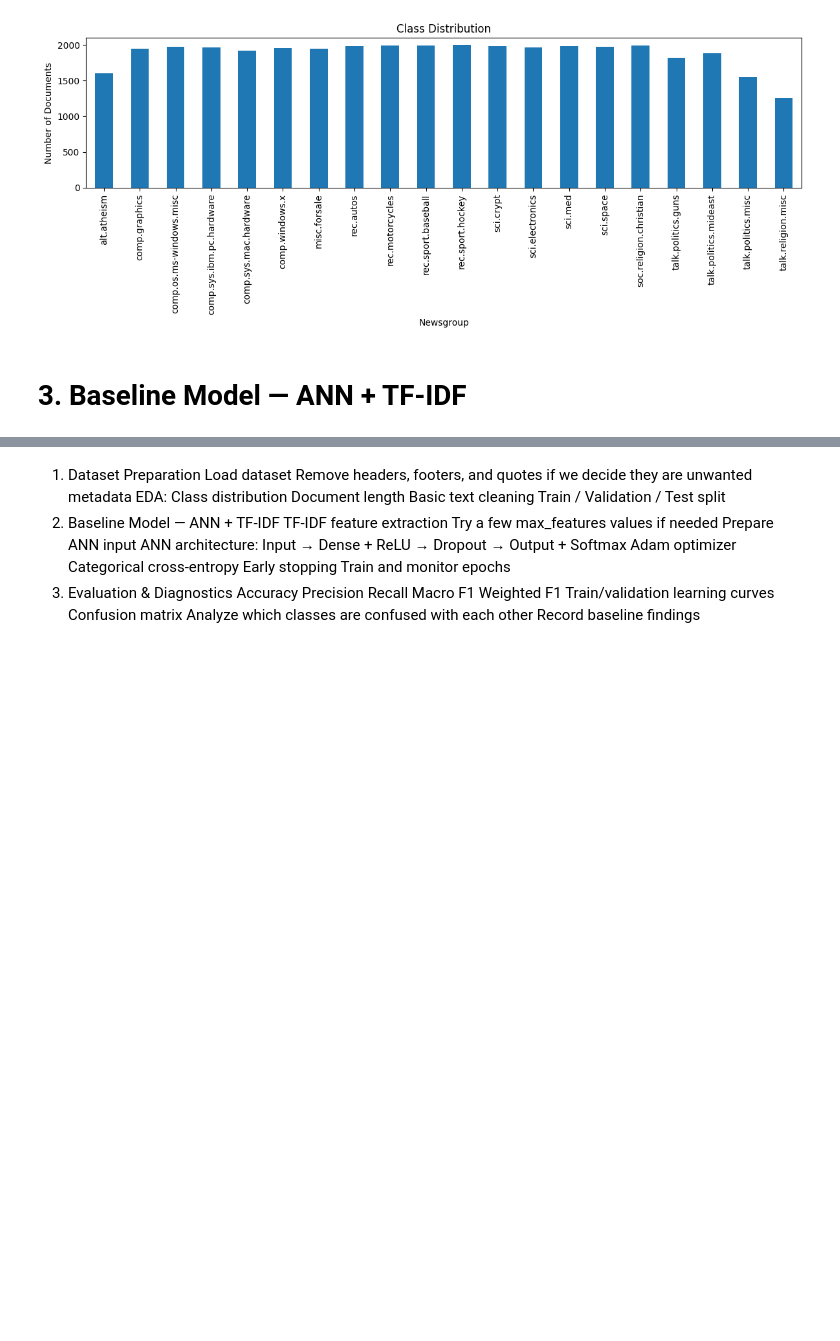
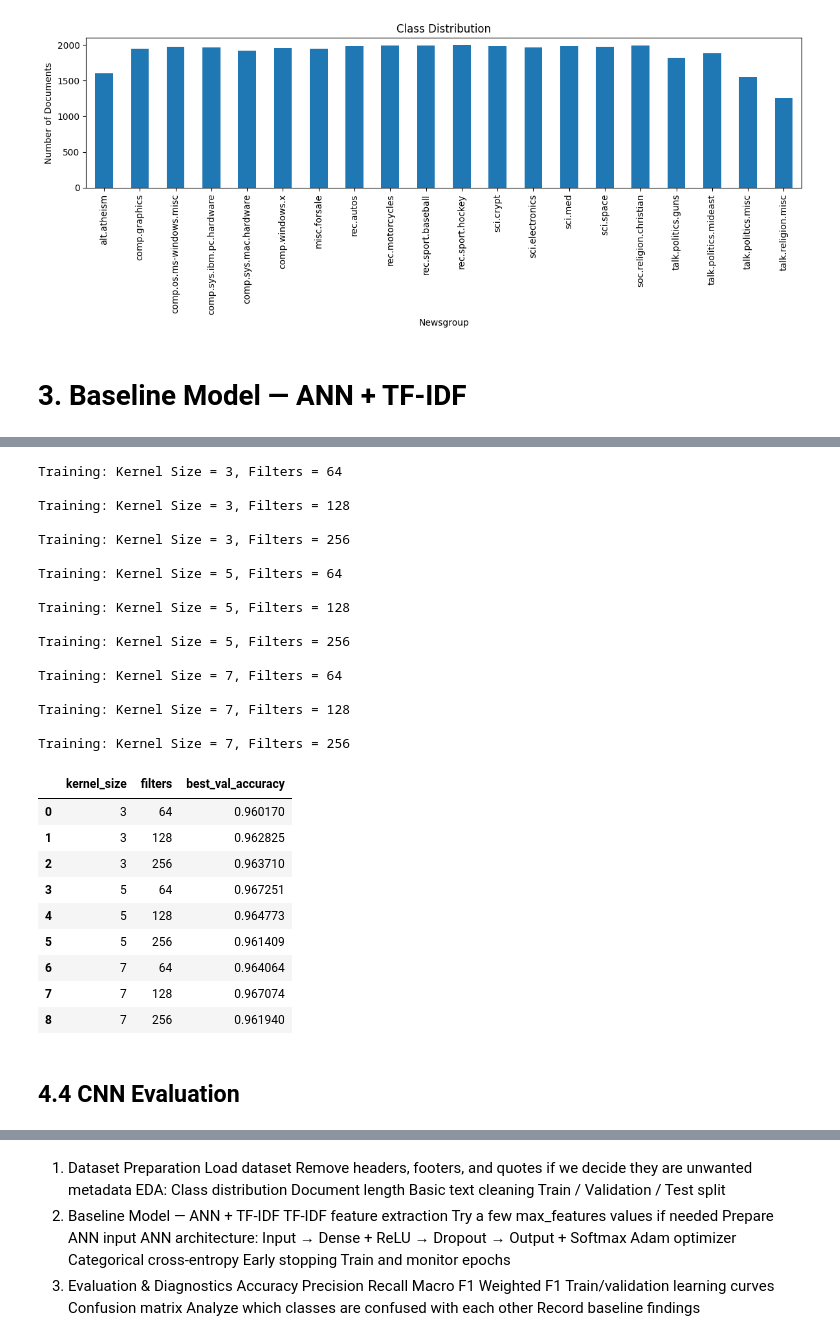
Before and after one commit to fatimahirshad/Sprint-03, a Jupyter notebook: nlp-assignment-2.ipynb, the cells around one changed output, grey strips where cells are left out. Saved outputs shown, nothing was run; the diff lists cells and outputs as text; code cells hidden in the pictures; blank space fills up the shorter version.

```diff
--- a/nlp-assignment-2.ipynb
+++ b/nlp-assignment-2.ipynb
@@ -222,0 +856,64 @@ plt.show()
+# %%
+# Test all combinations of kernel sizes and filter numbers
+
+kernel_sizes = [3, 5, 7]
+filter_numbers = [64, 128, 256]
+
+cnn_results = []
+for kernel_size in kernel_sizes:
+    for filters in filter_numbers:
+
+        print(f"\nTraining: Kernel Size = {kernel_size}, Filters = {filters}")
+        model = build_cnn(
+            kernel_size=kernel_size,
+            filters=filters
+        )
+        history = model.fit(
+            X_train_pad,
+            y_train_cat,
+            validation_data=(X_val_pad, y_val_cat),
+            epochs=10,
+            batch_size=32,
+            verbose=0
+        )
+        # Get the best validation accuracy
+        best_val_accuracy = max(history.history["val_accuracy"])
+
+        cnn_results.append({
+            "kernel_size": kernel_size,
+            "filters": filters,
+            "best_val_accuracy": best_val_accuracy
+        })
+# Store all results in a table
+cnn_results_df = pd.DataFrame(cnn_results)
+cnn_results_df
+# %% [output]
+Training: Kernel Size = 3, Filters = 64
+
+Training: Kernel Size = 3, Filters = 128
+
+Training: Kernel Size = 3, Filters = 256
+
+Training: Kernel Size = 5, Filters = 64
+
+Training: Kernel Size = 5, Filters = 128
+
+Training: Kernel Size = 5, Filters = 256
+
+Training: Kernel Size = 7, Filters = 64
+
+Training: Kernel Size = 7, Filters = 128
+
+Training: Kernel Size = 7, Filters = 256
+|  | kernel_size | filters | best_val_accuracy |
+| 0 | 3 | 64 | 0.960170 |
+| 1 | 3 | 128 | 0.962825 |
+| 2 | 3 | 256 | 0.963710 |
+| 3 | 5 | 64 | 0.967251 |
+| 4 | 5 | 128 | 0.964773 |
+| 5 | 5 | 256 | 0.961409 |
+| 6 | 7 | 64 | 0.964064 |
+| 7 | 7 | 128 | 0.967074 |
+| 8 | 7 | 256 | 0.961940 |
+# %% [markdown]
+## 4.4 CNN Evaluation
```
Also changed, not shown: parts of 57 cells of this notebook.
